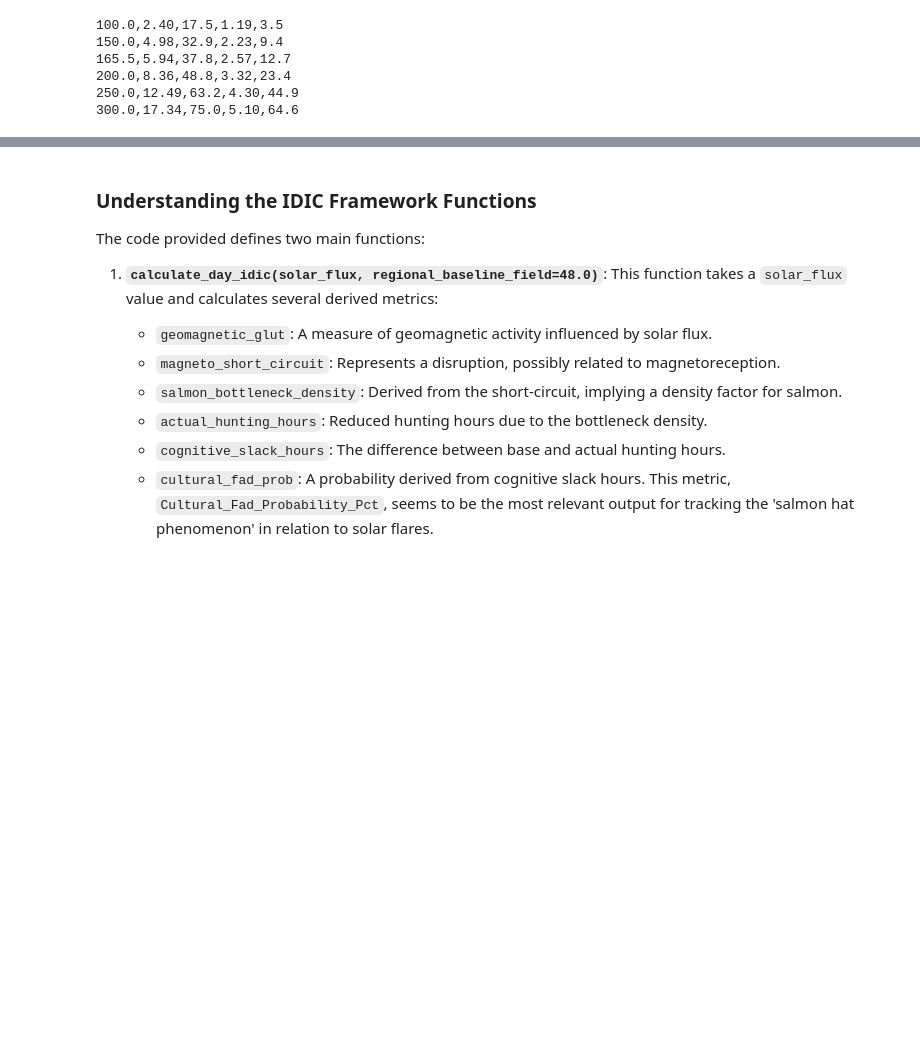
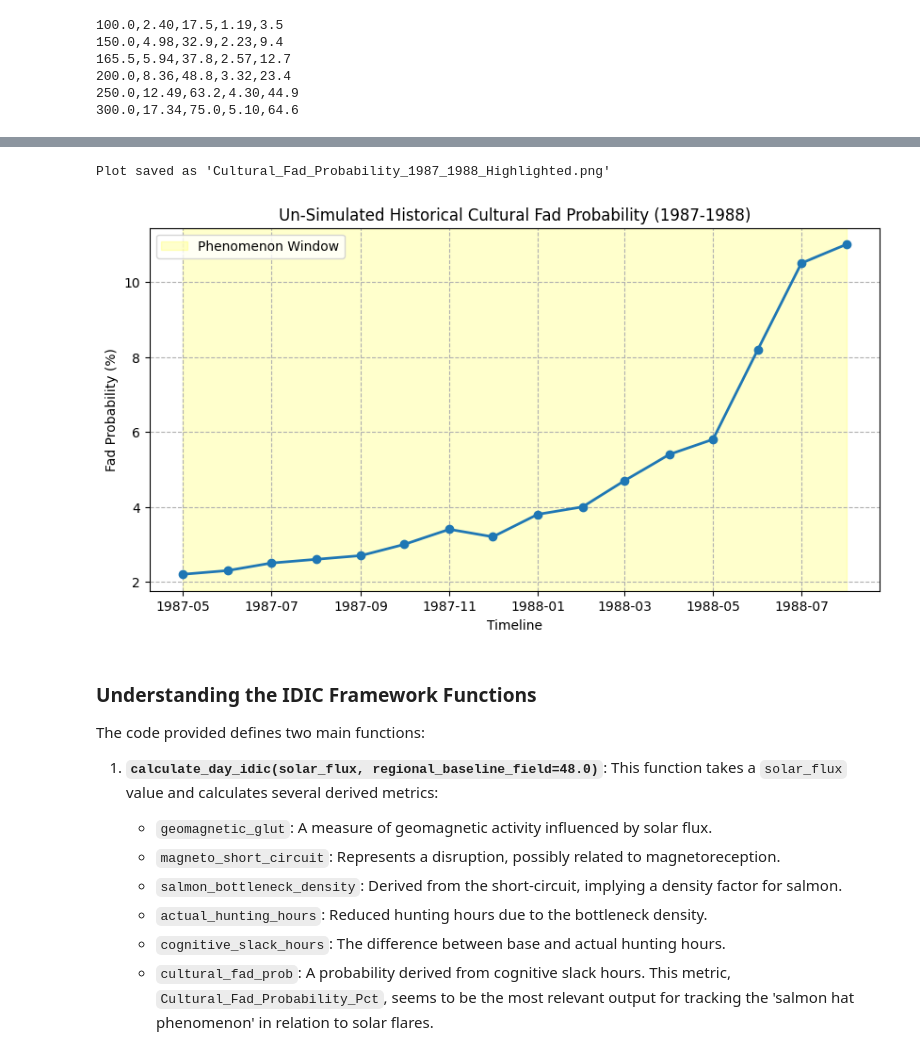
Before and after one commit to duderanch68/Project-IDIC-Geomagnetic-Glut, a Jupyter notebook: Untitled1.ipynb, the cells around one changed output, grey strips where cells are left out. Drawn from its saved outputs; the diff is of its cells as text; code cells hidden in the pictures; blank space fills up the shorter version.

```diff
--- a/Untitled1.ipynb
+++ b/Untitled1.ipynb
@@ -157,3 +188,24 @@ if __name__ == "__main__":
+# %%
+import matplotlib.pyplot as plt
+
+# -------------------------------------------------------------------------
+# STEP 4: GENERATE AND SHOW UN-SIMULATED CHART
+# -------------------------------------------------------------------------
+plt.figure(figsize=(10, 5))
+plt.plot(df_real['Date'], df_real['Cultural_Fad_Probability_Pct'], marker='o', color='#1f77b4', linewidth=2)
+plt.axvspan(pd.Timestamp('1987-05-01'), pd.Timestamp('1988-08-01'), color='yellow', alpha=0.2, label='Phenomenon Window')
+plt.title('Un-Simulated Historical Cultural Fad Probability (1987-1988)')
+plt.xlabel('Timeline')
+plt.ylabel('Fad Probability (%)')
+plt.grid(True, linestyle='--')
+plt.legend()
+plot_filename = 'Cultural_Fad_Probability_1987_1988_Highlighted.png'
+plt.savefig(plot_filename)
+print(f"Plot saved as '{plot_filename}'")
+plt.show()
+# %% [output]
+Plot saved as 'Cultural_Fad_Probability_1987_1988_Highlighted.png'
+[figure, added]
 # %% [markdown]
 ### Understanding the IDIC Framework Functions
 
```
Also changed, not shown: parts of 4 cells of this notebook.
